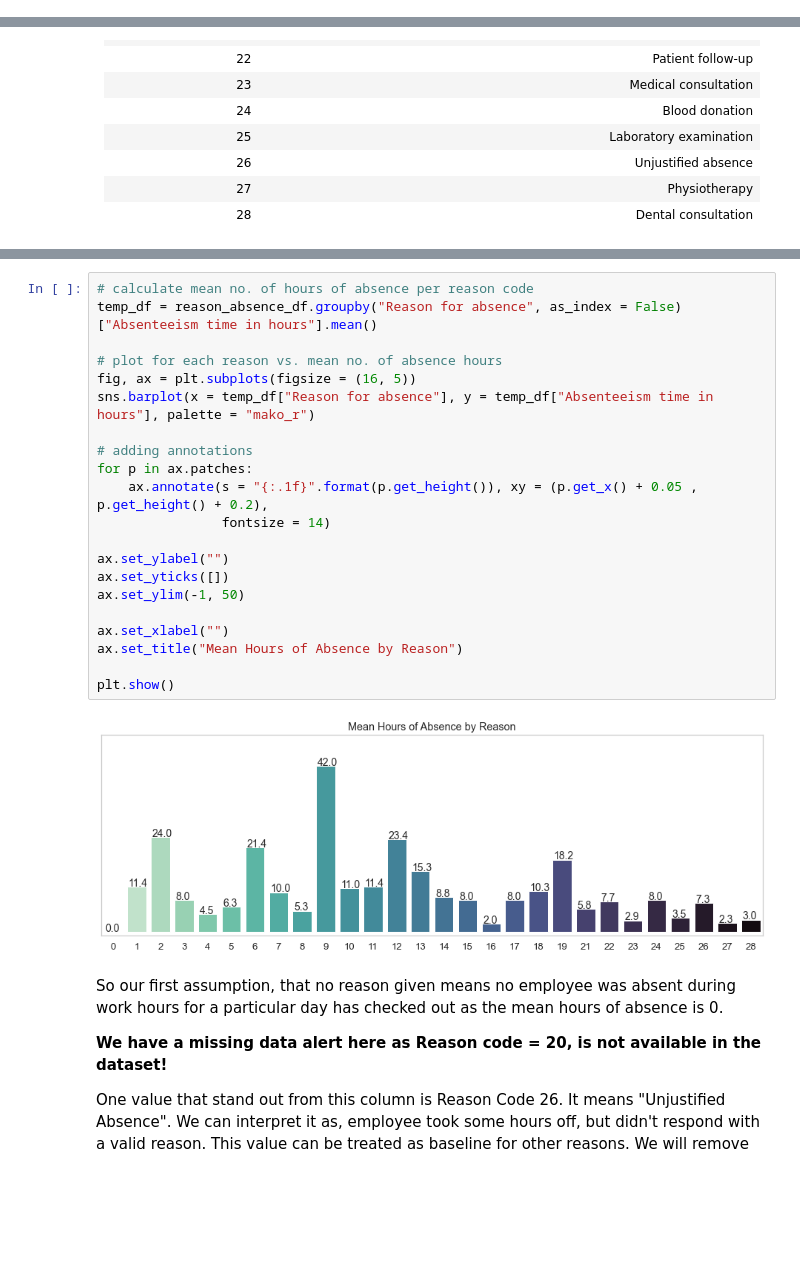
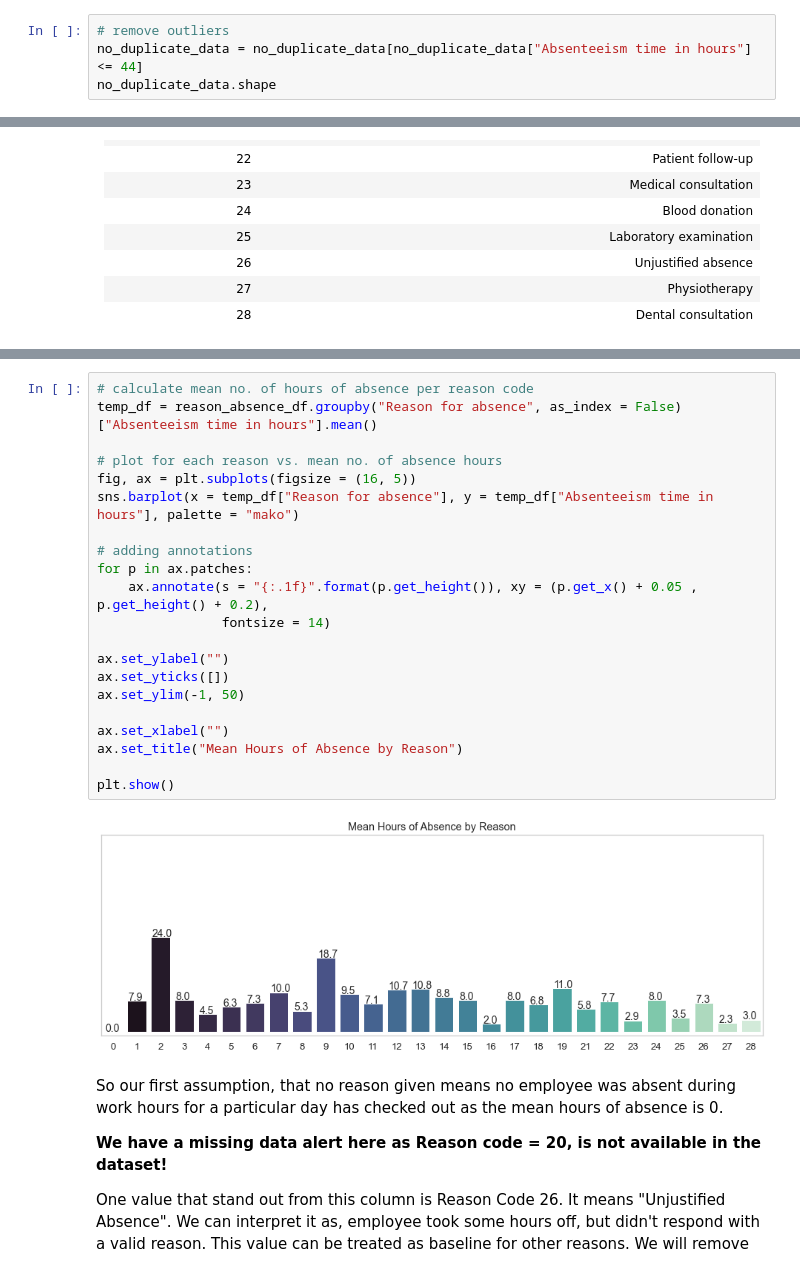
Before and after one commit to simplyrucha/Predict_Absenteeism, a Jupyter notebook: Absenteeism_data.ipynb, the cells around one changed output, grey strips where cells are left out. Saved outputs shown, nothing was run; the diff lists cells and outputs as text; blank space fills up the shorter version.

```diff
--- a/Absenteeism_data.ipynb
+++ b/Absenteeism_data.ipynb
@@ -215,0 +236,4 @@ print("% of rows with hours of absence higher than 40 :",
+# %%
+# remove outliers
+no_duplicate_data = no_duplicate_data[no_duplicate_data["Absenteeism time in hours"] <= 44]
+no_duplicate_data.shape
@@ -414,26 +440,26 @@ reason_absence_df.tail()
 # %%
 # calculate mean no. of hours of absence per reason code
 temp_df = reason_absence_df.groupby("Reason for absence", as_index = False)["Absenteeism time in hours"].mean()
 
 # plot for each reason vs. mean no. of absence hours
 fig, ax = plt.subplots(figsize = (16, 5))
-sns.barplot(x = temp_df["Reason for absence"], y = temp_df["Absenteeism time in hours"], palette = "mako_r")
+sns.barplot(x = temp_df["Reason for absence"], y = temp_df["Absenteeism time in hours"], palette = "mako")
 
 # adding annotations
 for p in ax.patches:
     ax.annotate(s = "{:.1f}".format(p.get_height()), xy = (p.get_x() + 0.05 , p.get_height() + 0.2),
                 fontsize = 14)
 
 ax.set_ylabel("")
 ax.set_yticks([])
 ax.set_ylim(-1, 50)
 
 ax.set_xlabel("")
 ax.set_title("Mean Hours of Absence by Reason")
 
 plt.show()
 # %% [output]
-[figure, old version]
+[figure, new version]
 # %% [markdown]
 So our first assumption, that no reason given means no employee was absent during work hours for a particular day has checked out as the mean hours of absence is 0.
 
```
Also changed, not shown: parts of 22 cells of this notebook.
